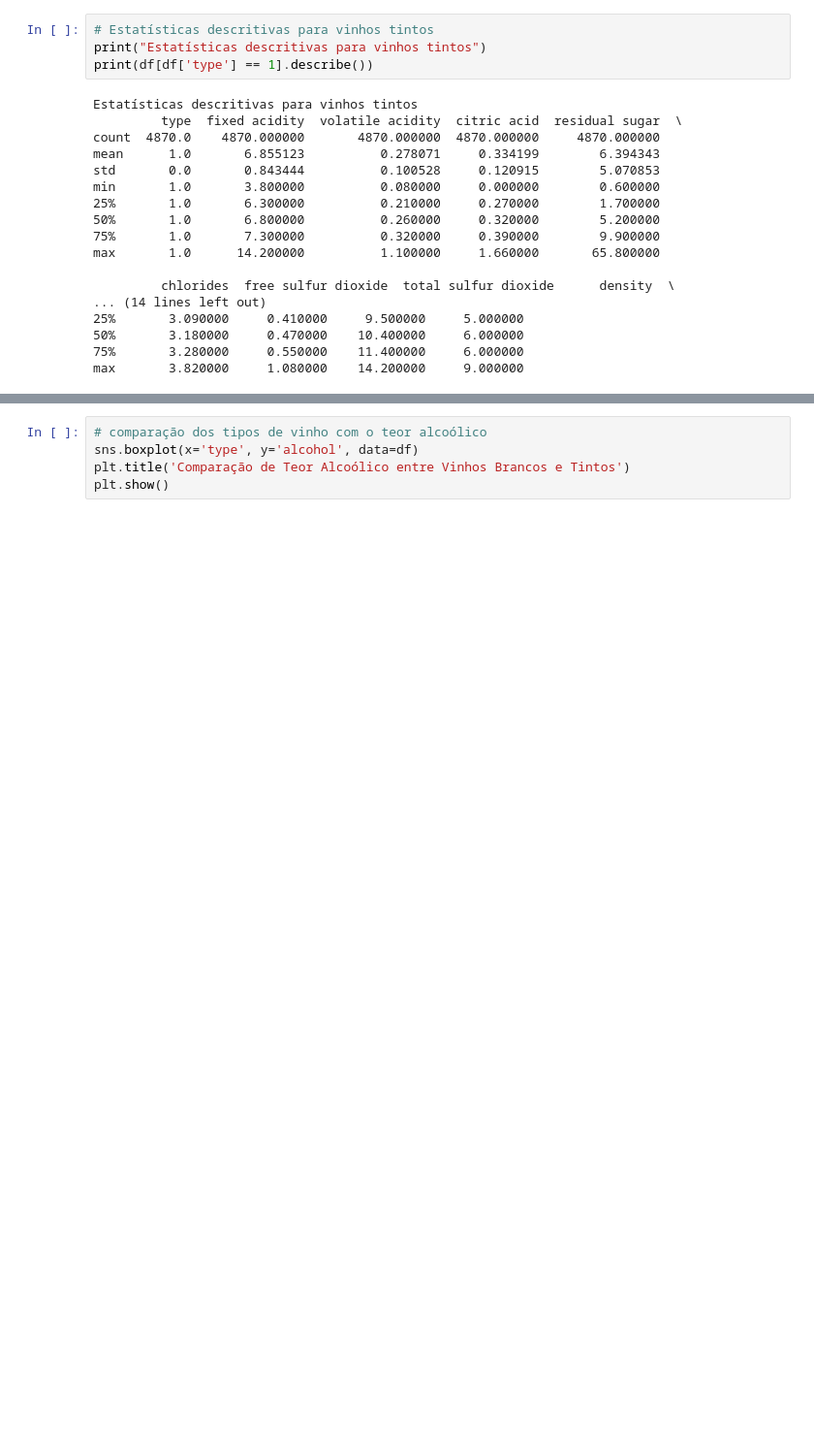
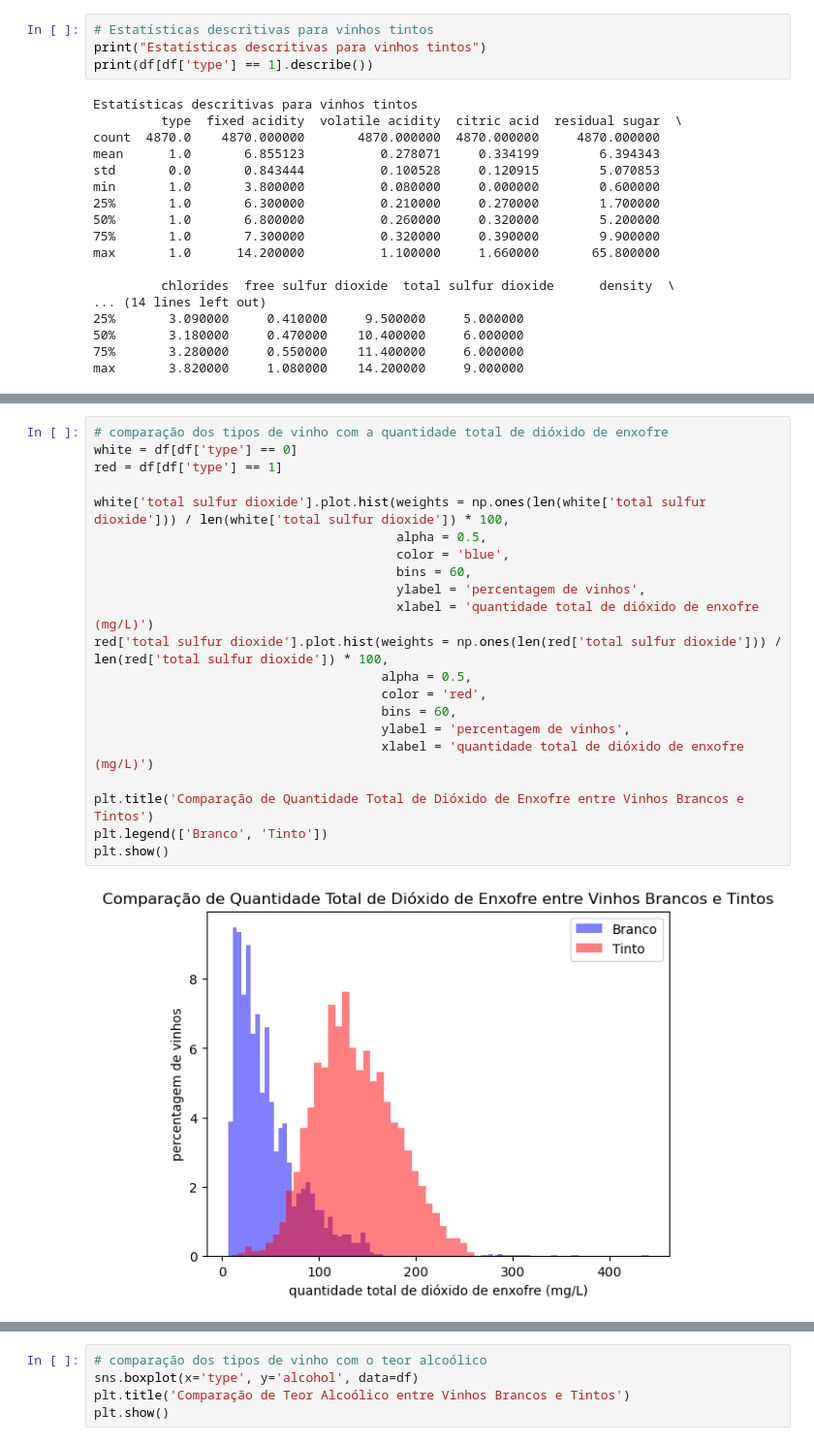
Before and after one commit to miguelamoreira/wineNotebook, a Jupyter notebook: notebook/grupo1.ipynb, the cells around one changed output, grey strips where cells are left out. Shown at 97% size. Cells and saved outputs as stored; diff of their text form; blank space fills up the shorter version.

Commit message:
análise do dataset (dioxido de enxofre)

```diff
--- a/notebook/grupo1.ipynb
+++ b/notebook/grupo1.ipynb
@@ -219,0 +223,23 @@ max       3.820000     1.080000    14.200000     9.000000
+# %%
+# comparação dos tipos de vinho com a quantidade total de dióxido de enxofre
+white = df[df['type'] == 0]
+red = df[df['type'] == 1]
+
+white['total sulfur dioxide'].plot.hist(weights = np.ones(len(white['total sulfur dioxide'])) / len(white['total sulfur dioxide']) * 100,
+                                        alpha = 0.5,
+                                        color = 'blue',
+                                        bins = 60,
+                                        ylabel = 'percentagem de vinhos',
+                                        xlabel = 'quantidade total de dióxido de enxofre (mg/L)')
+red['total sulfur dioxide'].plot.hist(weights = np.ones(len(red['total sulfur dioxide'])) / len(red['total sulfur dioxide']) * 100,
+                                      alpha = 0.5,
+                                      color = 'red',
+                                      bins = 60,
+                                      ylabel = 'percentagem de vinhos',
+                                      xlabel = 'quantidade total de dióxido de enxofre (mg/L)')
+
+plt.title('Comparação de Quantidade Total de Dióxido de Enxofre entre Vinhos Brancos e Tintos')
+plt.legend(['Branco', 'Tinto'])
+plt.show()
+# %% [output]
+[figure, added]
```
Also changed, not shown: parts of 5 cells of this notebook.
